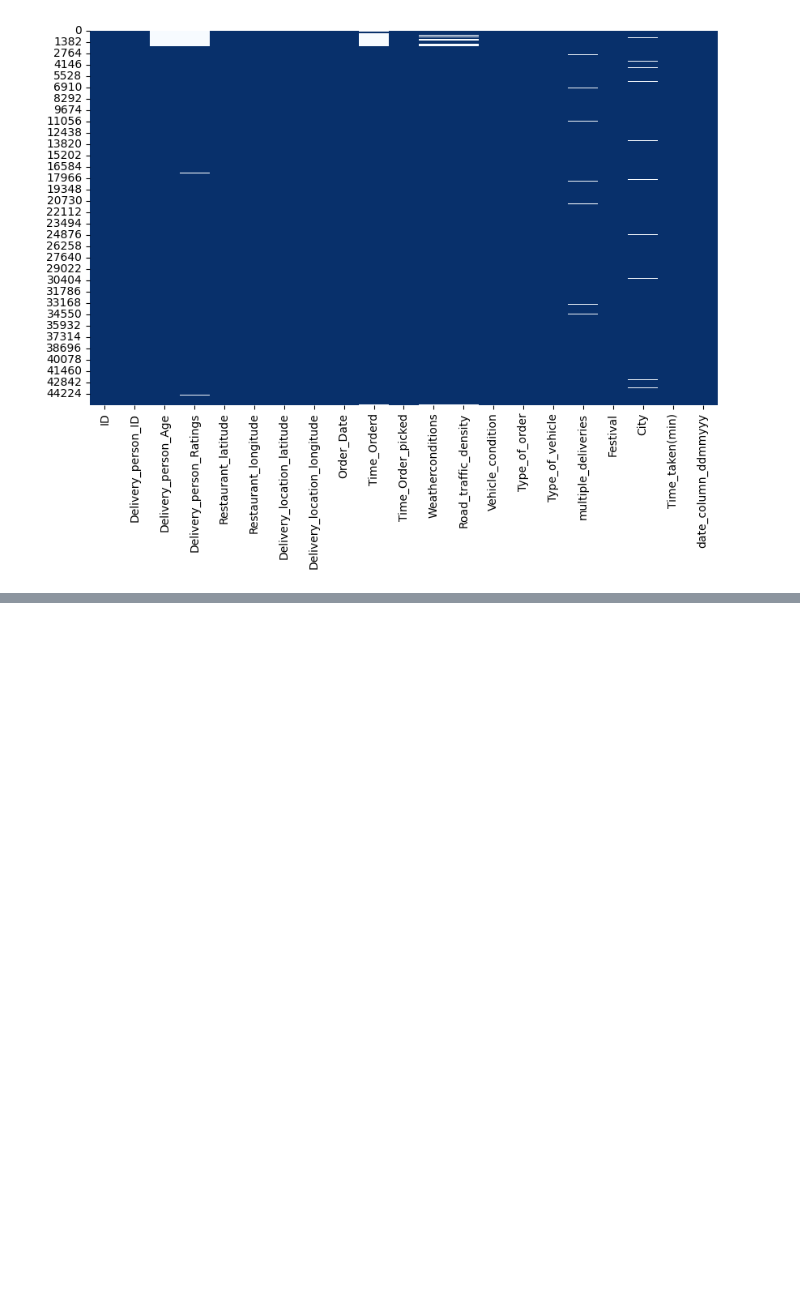
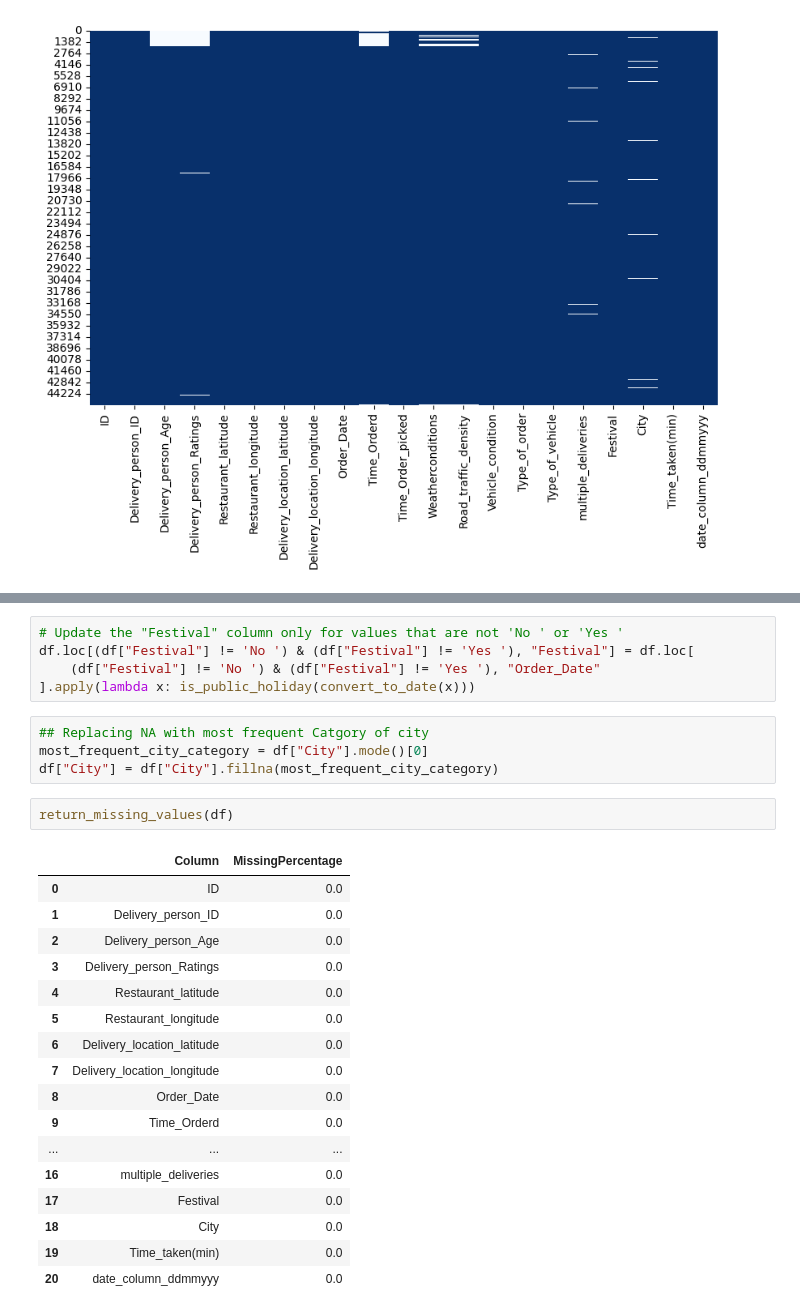
Before and after one commit to hy103/Est_food_delivery_time, a Jupyter notebook: notebooks/data_loading.ipynb, the cells around one changed output, grey strips where cells are left out. Cells and saved outputs as stored; diff of their text form; blank space fills up the shorter version.

```diff
--- a/notebooks/data_loading.ipynb
+++ b/notebooks/data_loading.ipynb
@@ -442,0 +447,29 @@ MissingValues
+# %%
+# Update the "Festival" column only for values that are not 'No ' or 'Yes '
+df.loc[(df["Festival"] != 'No ') & (df["Festival"] != 'Yes '), "Festival"] = df.loc[
+    (df["Festival"] != 'No ') & (df["Festival"] != 'Yes '), "Order_Date"
+].apply(lambda x: is_public_holiday(convert_to_date(x)))
+# %%
+## Replacing NA with most frequent Catgory of city
+most_frequent_city_category = df["City"].mode()[0]
+df["City"] = df["City"].fillna(most_frequent_city_category)
+# %%
+return_missing_values(df)
+# %% [output]
+|  | Column | MissingPercentage |
+| 0 | ID | 0.0 |
+| 1 | Delivery_person_ID | 0.0 |
+| 2 | Delivery_person_Age | 0.0 |
+| 3 | Delivery_person_Ratings | 0.0 |
+| 4 | Restaurant_latitude | 0.0 |
+| 5 | Restaurant_longitude | 0.0 |
+| 6 | Delivery_location_latitude | 0.0 |
+| 7 | Delivery_location_longitude | 0.0 |
+| 8 | Order_Date | 0.0 |
+| 9 | Time_Orderd | 0.0 |
+| ... | ... | ... |
+| 16 | multiple_deliveries | 0.0 |
+| 17 | Festival | 0.0 |
+| 18 | City | 0.0 |
+| 19 | Time_taken(min) | 0.0 |
+| 20 | date_column_ddmmyyy | 0.0 |
```
Also changed, not shown: parts of 15 cells of this notebook, 1 other file.
